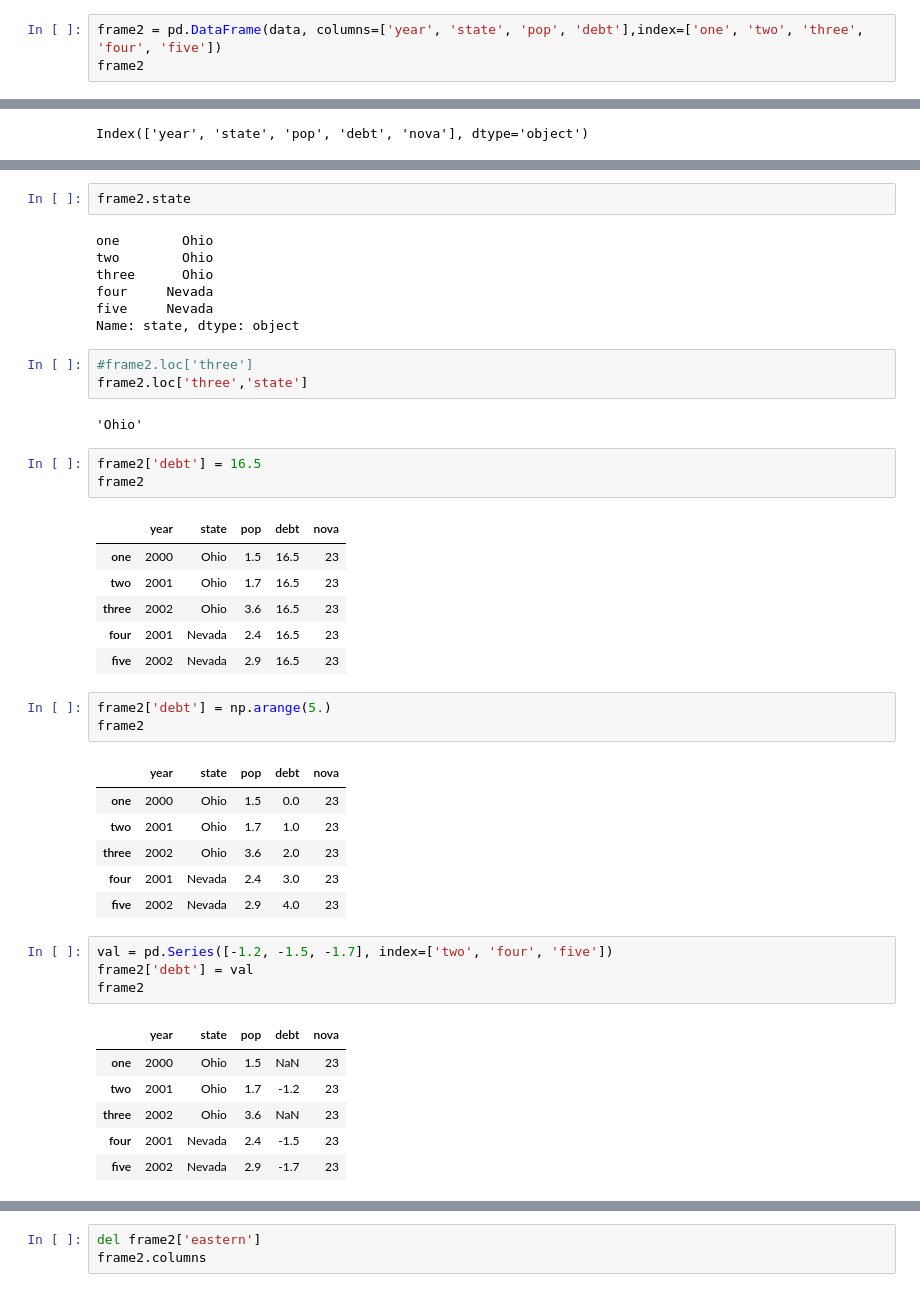
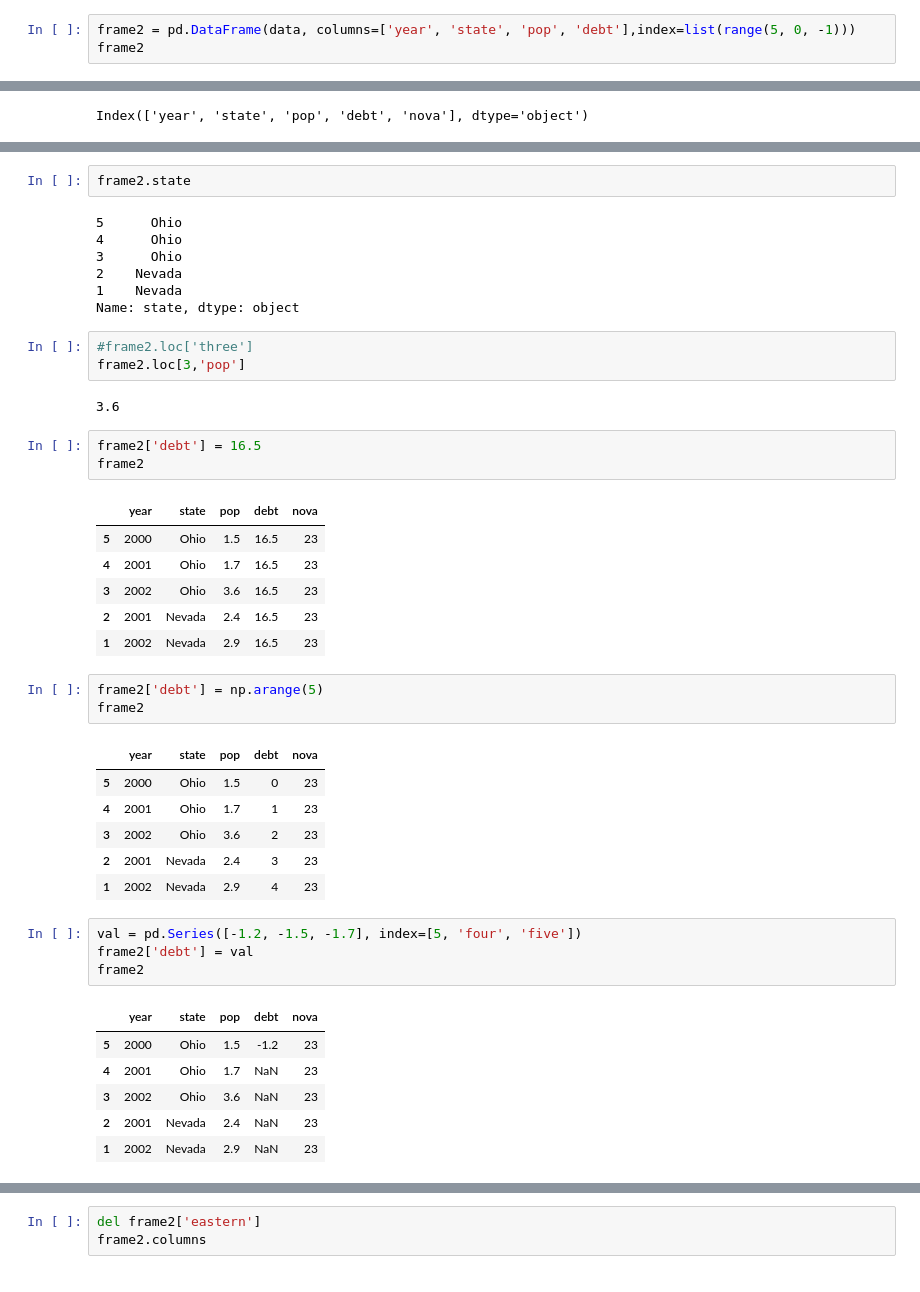
Before and after one commit to lucasresck/FGV_Programming_Languages, a Jupyter notebook: Python/Notebooks/Aula_12_Numpy_Matplotlib_Pandas-Copy1.ipynb, the cells around one changed output, grey strips where cells are left out. Saved outputs shown, nothing was run; the diff lists cells and outputs as text.

```diff
--- a/Python/Notebooks/Aula_12_Numpy_Matplotlib_Pandas-Copy1.ipynb
+++ b/Python/Notebooks/Aula_12_Numpy_Matplotlib_Pandas-Copy1.ipynb
@@ -705,7 +712,7 @@ pd.DataFrame(data, columns=['year', 'state', 'pop'])
 | 3 | 2001 | Nevada | 2.4 |
 | 4 | 2002 | Nevada | 2.9 |
 # %%
-frame2 = pd.DataFrame(data, columns=['year', 'state', 'pop', 'debt'],index=['one', 'two', 'three', 'four', 'five'])
+frame2 = pd.DataFrame(data, columns=['year', 'state', 'pop', 'debt'],index=list(range(5, 0, -1)))
 frame2
 # %% [output]
 |  | year | state | pop | debt |
@@ -750,48 +757,48 @@ Name: state, dtype: object
 # %%
 frame2.state
 # %% [output]
-one        Ohio
-two        Ohio
-three      Ohio
-four     Nevada
-five     Nevada
+5      Ohio
+4      Ohio
+3      Ohio
+2    Nevada
+1    Nevada
 Name: state, dtype: object
 # %%
 #frame2.loc['three']
-frame2.loc['three','state']
+frame2.loc[3,'pop']
 # %% [output]
-'Ohio'
+3.6
 # %%
 frame2['debt'] = 16.5
 frame2
 # %% [output]
 |  | year | state | pop | debt | nova |
-| one | 2000 | Ohio | 1.5 | 16.5 | 23 |
-| two | 2001 | Ohio | 1.7 | 16.5 | 23 |
-| three | 2002 | Ohio | 3.6 | 16.5 | 23 |
-| four | 2001 | Nevada | 2.4 | 16.5 | 23 |
-| five | 2002 | Nevada | 2.9 | 16.5 | 23 |
+| 5 | 2000 | Ohio | 1.5 | 16.5 | 23 |
+| 4 | 2001 | Ohio | 1.7 | 16.5 | 23 |
+| 3 | 2002 | Ohio | 3.6 | 16.5 | 23 |
+| 2 | 2001 | Nevada | 2.4 | 16.5 | 23 |
+| 1 | 2002 | Nevada | 2.9 | 16.5 | 23 |
 # %%
-frame2['debt'] = np.arange(5.)
+frame2['debt'] = np.arange(5)
 frame2
 # %% [output]
 |  | year | state | pop | debt | nova |
-| one | 2000 | Ohio | 1.5 | 0.0 | 23 |
-| two | 2001 | Ohio | 1.7 | 1.0 | 23 |
-| three | 2002 | Ohio | 3.6 | 2.0 | 23 |
-| four | 2001 | Nevada | 2.4 | 3.0 | 23 |
-| five | 2002 | Nevada | 2.9 | 4.0 | 23 |
+| 5 | 2000 | Ohio | 1.5 | 0 | 23 |
+| 4 | 2001 | Ohio | 1.7 | 1 | 23 |
+| 3 | 2002 | Ohio | 3.6 | 2 | 23 |
+| 2 | 2001 | Nevada | 2.4 | 3 | 23 |
+| 1 | 2002 | Nevada | 2.9 | 4 | 23 |
 # %%
-val = pd.Series([-1.2, -1.5, -1.7], index=['two', 'four', 'five'])
+val = pd.Series([-1.2, -1.5, -1.7], index=[5, 'four', 'five'])
 frame2['debt'] = val
 frame2
 # %% [output]
 |  | year | state | pop | debt | nova |
-| one | 2000 | Ohio | 1.5 | NaN | 23 |
-| two | 2001 | Ohio | 1.7 | -1.2 | 23 |
-| three | 2002 | Ohio | 3.6 | NaN | 23 |
-| four | 2001 | Nevada | 2.4 | -1.5 | 23 |
-| five | 2002 | Nevada | 2.9 | -1.7 | 23 |
+| 5 | 2000 | Ohio | 1.5 | -1.2 | 23 |
+| 4 | 2001 | Ohio | 1.7 | NaN | 23 |
+| 3 | 2002 | Ohio | 3.6 | NaN | 23 |
+| 2 | 2001 | Nevada | 2.4 | NaN | 23 |
+| 1 | 2002 | Nevada | 2.9 | NaN | 23 |
 # %%
 frame2['eastern'] = frame2.state == 'Ohio'
 frame2
```
Also changed, not shown: parts of 18 cells of this notebook, 3 other files.
